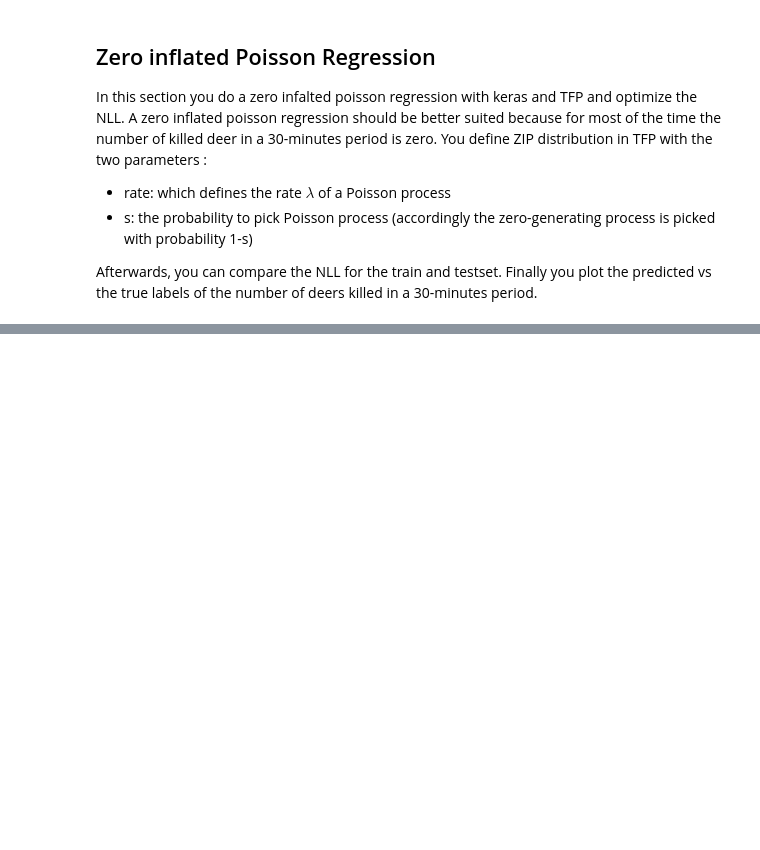
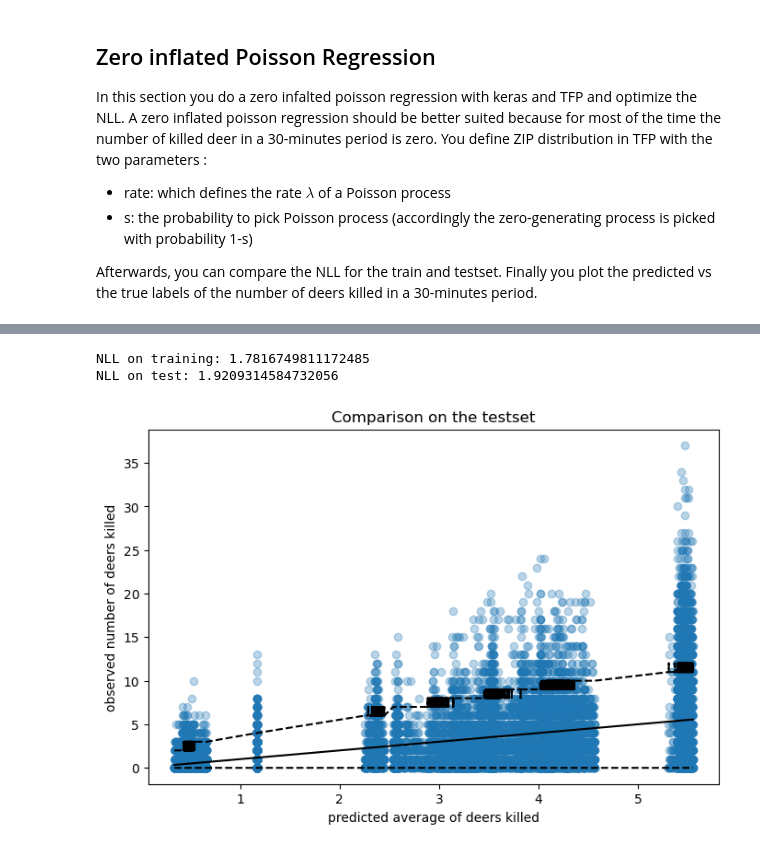
Before and after one commit to Evan1987/algorithm_learn, a Jupyter notebook: probability-deep-learning/Chap06/Chap06_02.ipynb, the cells around one changed output, grey strips where cells are left out. Drawn from its saved outputs; the diff is of its cells as text; code cells hidden in the pictures; blank space fills up the shorter version.

```diff
--- a/probability-deep-learning/Chap06/Chap06_02.ipynb
+++ b/probability-deep-learning/Chap06/Chap06_02.ipynb
@@ -458,0 +450,11 @@ plt.scatter(pred, y_test)
+# %%
+inputs = Input(shape=(X_train.shape[1],))
+x = Dense(100, activation="relu")(inputs)
+x = Dense(100, activation="relu")(x)
+x = Dense(10, activation="relu")(x)
+out = Dense(2)(x)
+dist = tfp.layers.DistributionLambda(zero_inf)(out)
+model_zip_h = Model(inputs=inputs, outputs=dist, name="ZIPossion_hidden")
+
+model_zip_h.compile(Adam(learning_rate=0.01), loss=NLL)
+model_zip_h.summary()
@@ -458,0 +479,2 @@ plt.scatter(pred, y_test)
+# %%
+hist_zip_h = model_zip_h.fit(x=X_train, y=y_train, validation_data=(X_test, y_test), epochs=10, verbose=1)
@@ -458,0 +502,24 @@ plt.scatter(pred, y_test)
+# %%
+NLL_train = model_zip_h.evaluate(X_train, y_train, verbose=0)
+NLL_test = model_zip_h.evaluate(X_test, y_test, verbose=0)
+
+print('NLL on training:', NLL_train)
+print('NLL on test:', NLL_test)
+# %% [output]
+NLL on training: 1.7816749811172485
+NLL on test: 1.9209314584732056
+# %%
+y_test_pred = model_zip_h(X_test).mean().numpy()
+upper = np.zeros_like(y_test)
+lower = np.zeros_like(y_test)
+batch_size = 10
+
+for i in tqdm(range(0, len(X_test) // batch_size)):
+    slice_ = slice(i * batch_size, (i + 1) * batch_size)
+    samples = model_zip_h(X_test[slice_]).sample(5000).numpy()
+    upper[slice_] = np.quantile(samples, 0.975, axis=0)
+    lower[slice_] = np.quantile(samples, 0.025, axis=0)
+
+plot_pred(y_test, y_test_pred, lower, upper)
+# %% [output]
+[figure, added]
```
Also changed, not shown: parts of 20 cells of this notebook, 1 other file.
